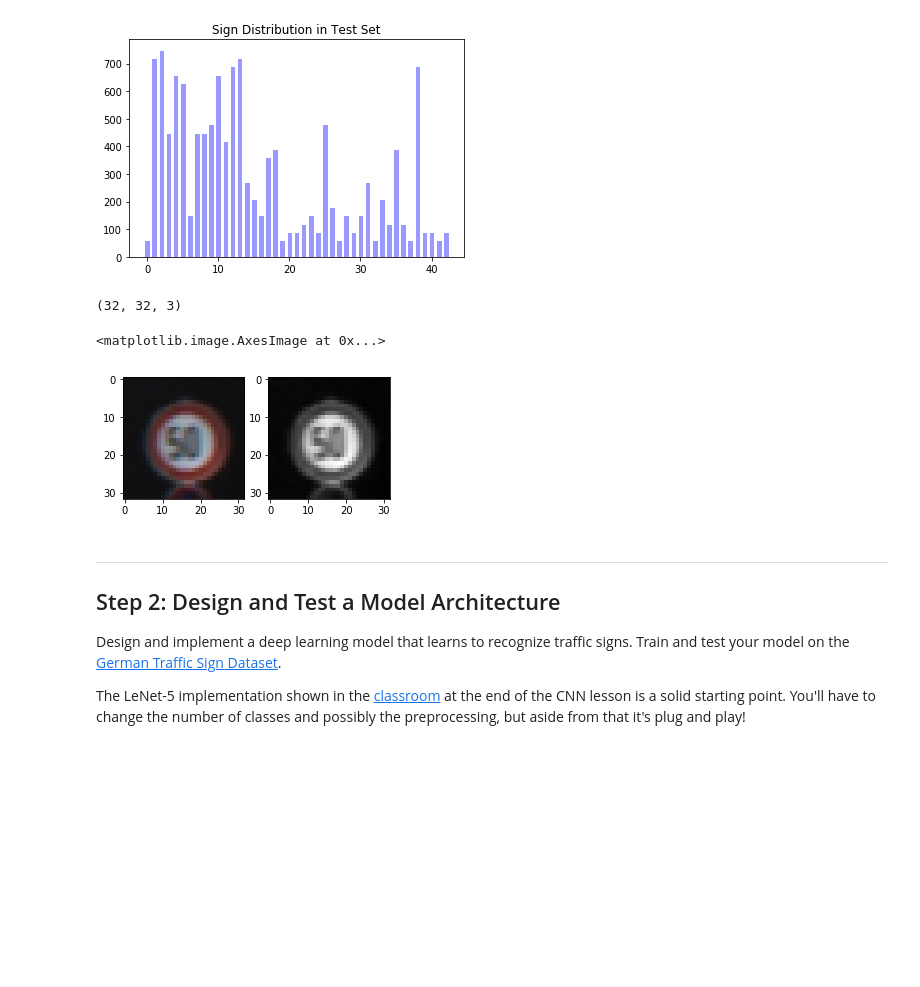
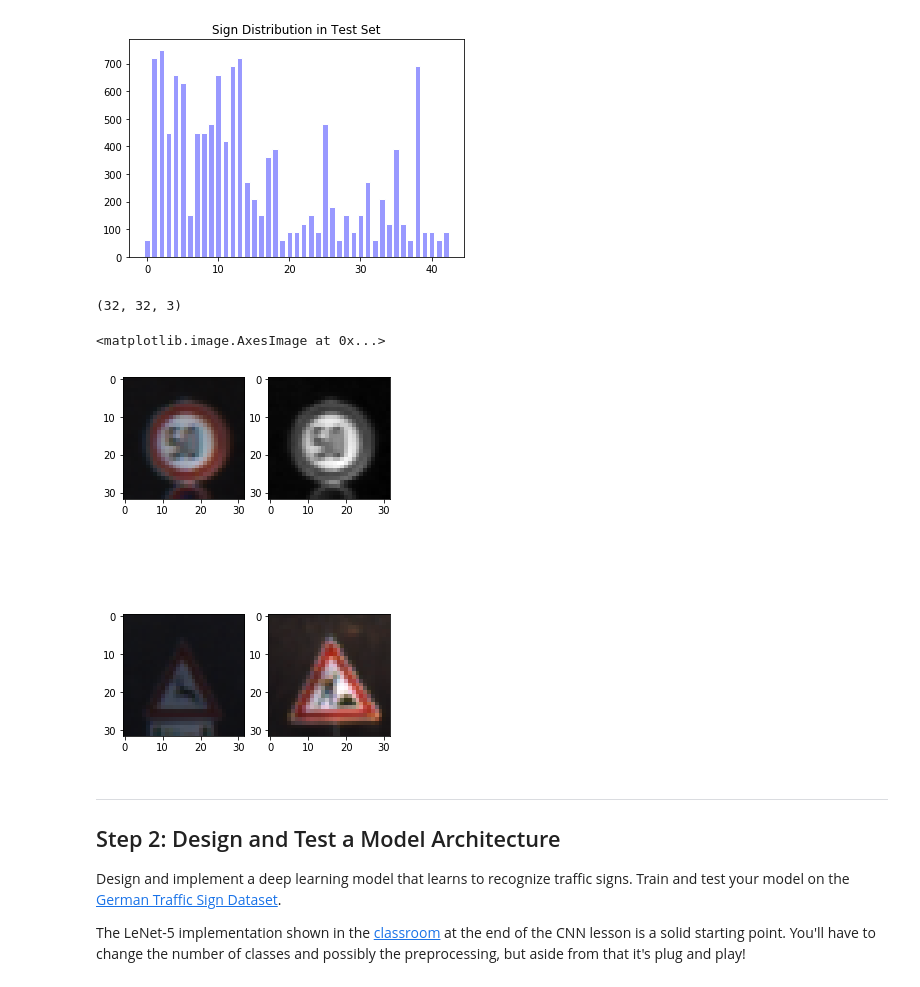
Before and after one commit to parametersky/CarND-Traffic-Sign-Classifier-Project, a Jupyter notebook: Traffic_Sign_Classifier.ipynb, the cells around one changed output. Drawn from its saved outputs; the diff is of its cells as text; code cells hidden in the pictures; blank space fills up the shorter version.

```diff
--- a/Traffic_Sign_Classifier.ipynb
+++ b/Traffic_Sign_Classifier.ipynb
@@ -151,36 +151,49 @@ import cv2
 index = random.randint(0, len(X_train))
 image = X_train[32990]
 print(image.shape)
 def grayScale(data):
     return np.dot(data,[0.299, 0.587, 0.114])
 
 def sharpenImage(image):
     kernel_sharpen_1 = np.array([[-1,-1,-1], [-1,9,-1], [-1,-1,-1]])
     kernel_sharpen_2 = np.array([[1,1,1], [1,-7,1], [1,1,1]])
     kernel_sharpen_3 = np.array([[-1,-1,-1,-1,-1],
                              [-1,2,2,2,-1],
                              [-1,2,8,2,-1],
                              [-1,2,2,2,-1],
                              [-1,-1,-1,-1,-1]]) / 8.0
     return cv2.filter2D(image, -1, kernel_sharpen_3)
 
 def preProcessImage(image):
     return sharpenImage(grayScale(image))
 fig = plt.figure(figsize=(10,8))
-a = fig.add_subplot(1,4,1)
+a = fig.add_subplot(2,4,1)
 plt.imshow(image)
 
-a = fig.add_subplot(1,4,2)
+a = fig.add_subplot(2,4,2)
 # grayScale(image)
 gray = grayScale(image)
 plt.imshow( gray,cmap='gray')
 
+animals = X_train[np.where(y_train==31)[0][34]]
+road_work = X_train[np.where(y_train==25)[0][34]]
+
+a = fig.add_subplot(2,4,5)
+# grayScale(image)
+
+plt.imshow( animals)
+
+a = fig.add_subplot(2,4,6)
+# grayScale(image)
+
+plt.imshow(road_work)
+
 # a = fig.add_subplot(1,4,3)
 # plt.imshow(grayScale(gray),cmap='gray')
 # %% [output]
 (32, 32, 3)
 <matplotlib.image.AxesImage at 0x...>
-[figure, old version]
+[figure, new version]
 # %% [markdown]
 ----
 
```
Also changed, not shown: parts of 7 cells of this notebook, 3 other files.
